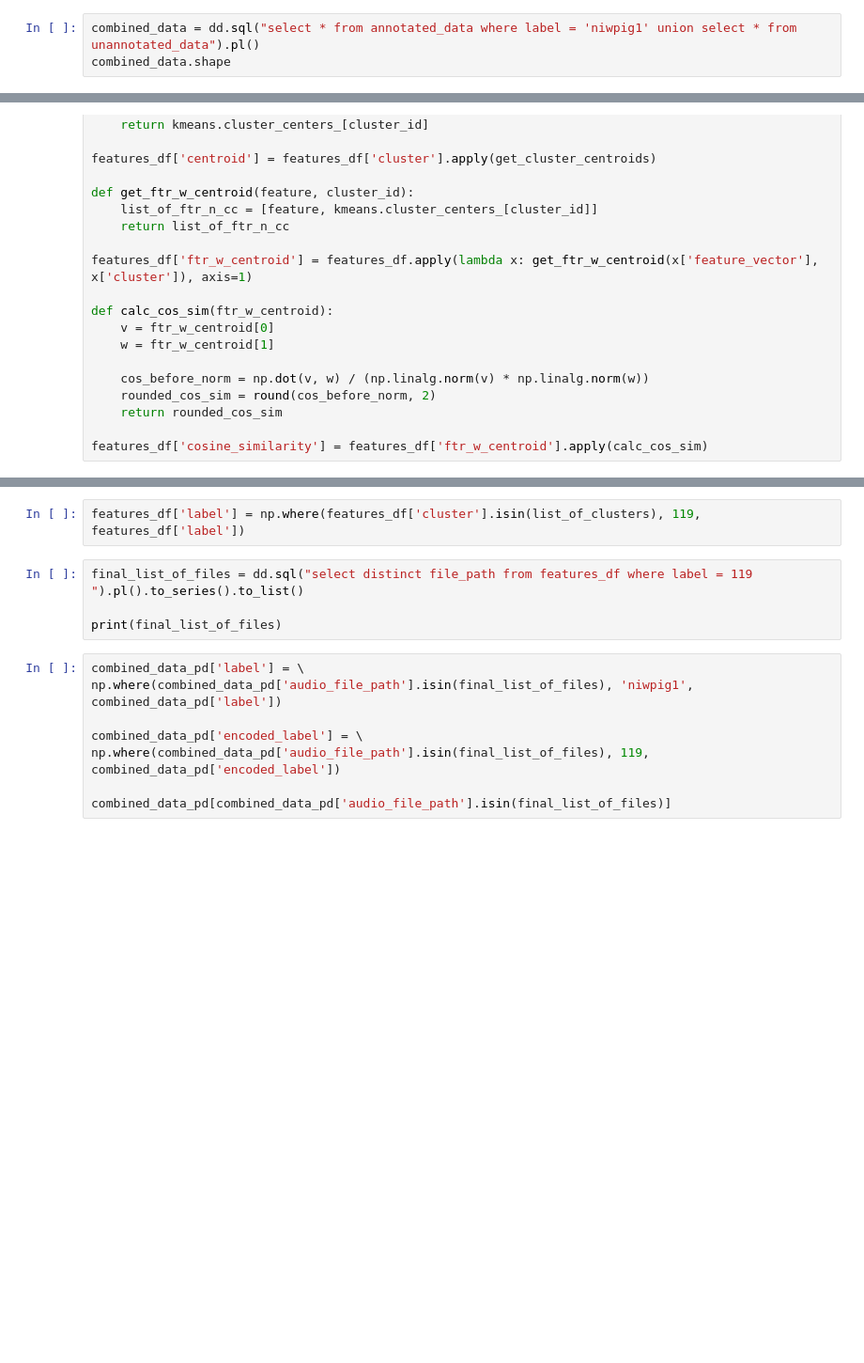
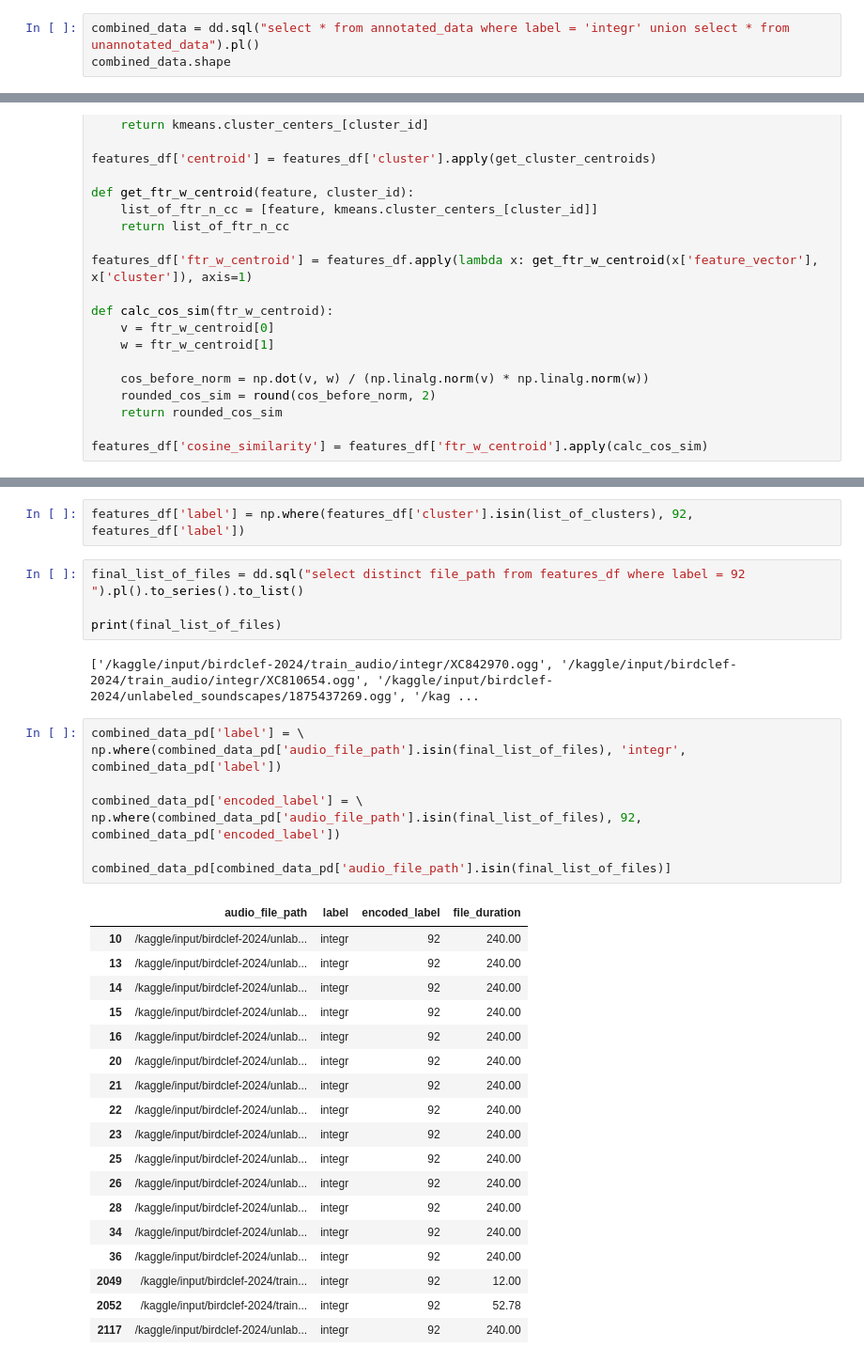
Before and after one commit to sumaniitm/BirdCLEF-2024-kaggle, a Jupyter notebook: labelling-using-kmeans.ipynb, the cells around one changed output, grey strips where cells are left out. Shown at 94% size. Drawn from its saved outputs; the diff is of its cells as text; blank space fills up the shorter version.

Commit message:
Kaggle Notebook | labelling-using-kmeans | Version 2

```diff
--- a/labelling-using-kmeans.ipynb
+++ b/labelling-using-kmeans.ipynb
@@ -85,3 +132,3 @@ print(unannotated_data.shape)
 # %%
-combined_data = dd.sql("select * from annotated_data where label = 'niwpig1' union select * from unannotated_data").pl()
+combined_data = dd.sql("select * from annotated_data where label = 'integr' union select * from unannotated_data").pl()
 combined_data.shape
@@ -204,17 +318,38 @@ print(list_of_clusters)
 # %%
-features_df['label'] = np.where(features_df['cluster'].isin(list_of_clusters), 119, features_df['label'])
+features_df['label'] = np.where(features_df['cluster'].isin(list_of_clusters), 92, features_df['label'])
 # %%
-final_list_of_files = dd.sql("select distinct file_path from features_df where label = 119 ").pl().to_series().to_list()
+final_list_of_files = dd.sql("select distinct file_path from features_df where label = 92 ").pl().to_series().to_list()
 
 print(final_list_of_files)
+# %% [output]
+['/kaggle/input/birdclef-2024/train_audio/integr/XC842970.ogg', '/kaggle/input/birdclef-2024/train_audio/integr/XC810654.ogg', '/kaggle/input/birdclef-2024/unlabeled_soundscapes/1875437269.ogg', '/kag ...
 # %%
 combined_data_pd['label'] = \
-np.where(combined_data_pd['audio_file_path'].isin(final_list_of_files), 'niwpig1', combined_data_pd['label'])
+np.where(combined_data_pd['audio_file_path'].isin(final_list_of_files), 'integr', combined_data_pd['label'])
 
 combined_data_pd['encoded_label'] = \
-np.where(combined_data_pd['audio_file_path'].isin(final_list_of_files), 119, combined_data_pd['encoded_label'])
+np.where(combined_data_pd['audio_file_path'].isin(final_list_of_files), 92, combined_data_pd['encoded_label'])
 
 combined_data_pd[combined_data_pd['audio_file_path'].isin(final_list_of_files)]
+# %% [output]
+|  | audio_file_path | label | encoded_label | file_duration |
+| 10 | /kaggle/input/birdclef-2024/unlab... | integr | 92 | 240.00 |
+| 13 | /kaggle/input/birdclef-2024/unlab... | integr | 92 | 240.00 |
+| 14 | /kaggle/input/birdclef-2024/unlab... | integr | 92 | 240.00 |
+| 15 | /kaggle/input/birdclef-2024/unlab... | integr | 92 | 240.00 |
+| 16 | /kaggle/input/birdclef-2024/unlab... | integr | 92 | 240.00 |
+| 20 | /kaggle/input/birdclef-2024/unlab... | integr | 92 | 240.00 |
+| 21 | /kaggle/input/birdclef-2024/unlab... | integr | 92 | 240.00 |
+| 22 | /kaggle/input/birdclef-2024/unlab... | integr | 92 | 240.00 |
+| 23 | /kaggle/input/birdclef-2024/unlab... | integr | 92 | 240.00 |
+| 25 | /kaggle/input/birdclef-2024/unlab... | integr | 92 | 240.00 |
+| 26 | /kaggle/input/birdclef-2024/unlab... | integr | 92 | 240.00 |
+| 28 | /kaggle/input/birdclef-2024/unlab... | integr | 92 | 240.00 |
+| 34 | /kaggle/input/birdclef-2024/unlab... | integr | 92 | 240.00 |
+| 36 | /kaggle/input/birdclef-2024/unlab... | integr | 92 | 240.00 |
+| 2049 | /kaggle/input/birdclef-2024/train... | integr | 92 | 12.00 |
+| 2052 | /kaggle/input/birdclef-2024/train... | integr | 92 | 52.78 |
+| 2117 | /kaggle/input/birdclef-2024/unlab... | integr | 92 | 240.00 |
 # %%
 ## Test to see if the same file has been put under more than one class
 dd.sql(" select audio_file_path, count(distinct(encoded_label)) as encoded_labels \
```
Also changed, not shown: parts of 16 cells of this notebook.
